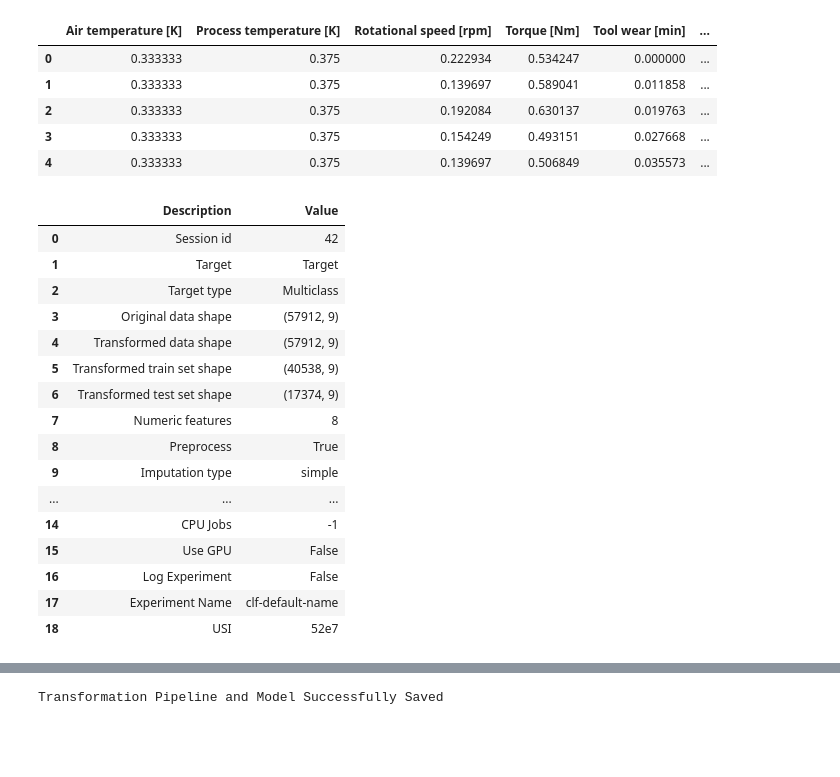
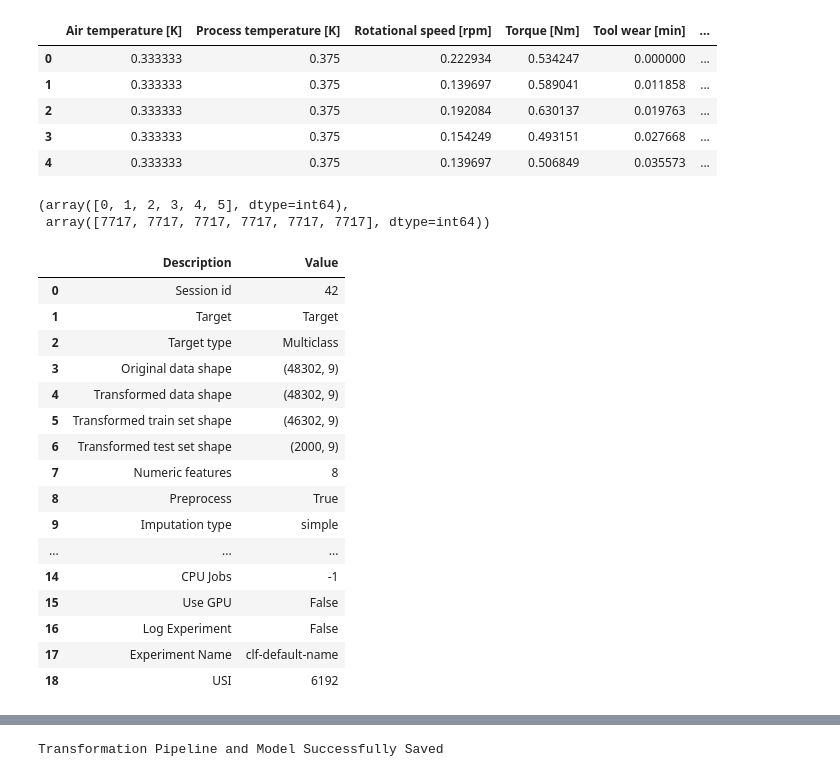
Before and after one commit to darda-abu/Machine-failure-prediction, a Jupyter notebook: model/train.ipynb, the cells around one changed output, grey strips where cells are left out. Saved outputs shown, nothing was run; the diff lists cells and outputs as text; code cells hidden in the pictures; blank space fills up the shorter version.

```diff
--- a/model/train.ipynb
+++ b/model/train.ipynb
@@ -12,22 +13,44 @@ df.head()
 # %%
 X = df.drop(["Target"],axis=1)
 y = df['Target']
+# %%
+X_columns = X.columns.to_numpy()
 # %%
 from sklearn.model_selection import train_test_split
 X_train, X_test, y_train, y_test = train_test_split(X, y, test_size=0.2, random_state=42)
+# %%
+from imblearn.over_sampling import SMOTE
+sm = SMOTE(sampling_strategy="auto")
+X_train_resampled, y_train_resampled = sm.fit_resample(X_train, y_train)
+# %%
+np.unique(y_train_resampled,return_counts=True)
+# %% [output]
+(array([0, 1, 2, 3, 4, 5], dtype=int64),
+ array([7717, 7717, 7717, 7717, 7717, 7717], dtype=int64))
+# %%
+X_train_resampled = pd.DataFrame(X_train_resampled, columns=X_columns)
+y_train_resampled = pd.DataFrame(y_train_resampled, columns=['Target'])
+X_test = pd.DataFrame(X_test, columns=X_columns)
+y_test = pd.DataFrame(y_test, columns=['Target'])
 # %%
 import pycaret
 from pycaret.classification import *
-s= setup(df, target = 'Target', session_id = 42, data_split_stratify=True)
+s= setup(data = pd.concat([X_train_resampled, y_train_resampled], axis=1),
+          target = 'Target',
+          session_id = 42,
+          data_split_stratify = True,
+          index = False,
+          train_size = len(X_train),
+          test_data = pd.concat([X_test, y_test], axis=1))
 # %% [output]
 |  | Description | Value |
 | 0 | Session id | 42 |
 | 1 | Target | Target |
 | 2 | Target type | Multiclass |
-| 3 | Original data shape | (57912, 9) |
-| 4 | Transformed data shape | (57912, 9) |
-| 5 | Transformed train set shape | (40538, 9) |
-| 6 | Transformed test set shape | (17374, 9) |
+| 3 | Original data shape | (48302, 9) |
+| 4 | Transformed data shape | (48302, 9) |
+| 5 | Transformed train set shape | (46302, 9) |
+| 6 | Transformed test set shape | (2000, 9) |
 | 7 | Numeric features | 8 |
 | 8 | Preprocess | True |
 | 9 | Imputation type | simple |
@@ -36,7 +59,7 @@ s= setup(df, target = 'Target', session_id = 42, data_split_stratify=True)
 | 15 | Use GPU | False |
 | 16 | Log Experiment | False |
 | 17 | Experiment Name | clf-default-name |
-| 18 | USI | 52e7 |
+| 18 | USI | 6192 |
 # %%
 best_model = compare_models(sort = 'F1')
 # %% [output]
```
Also changed, not shown: parts of 5 cells of this notebook, 2 other files.
